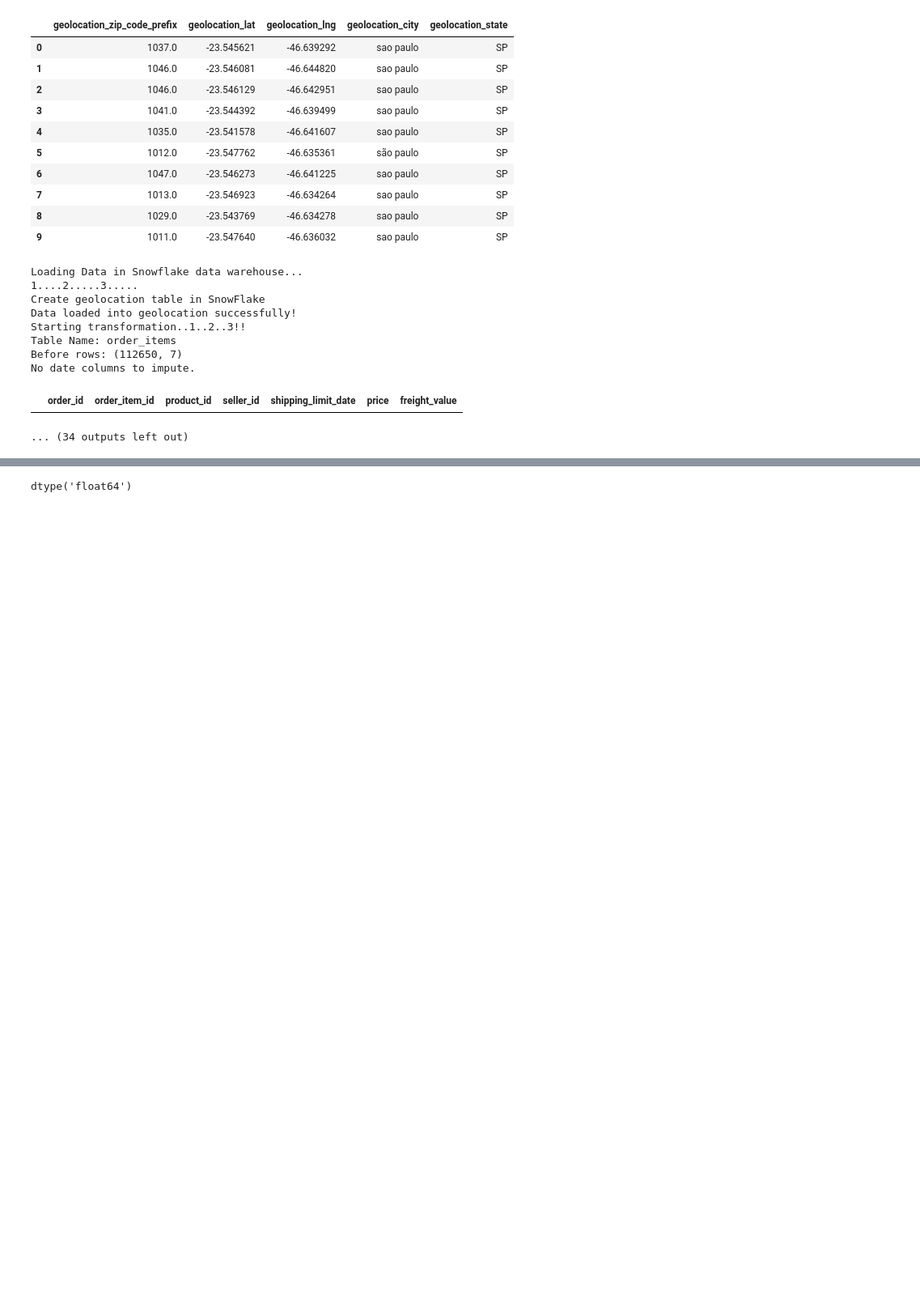
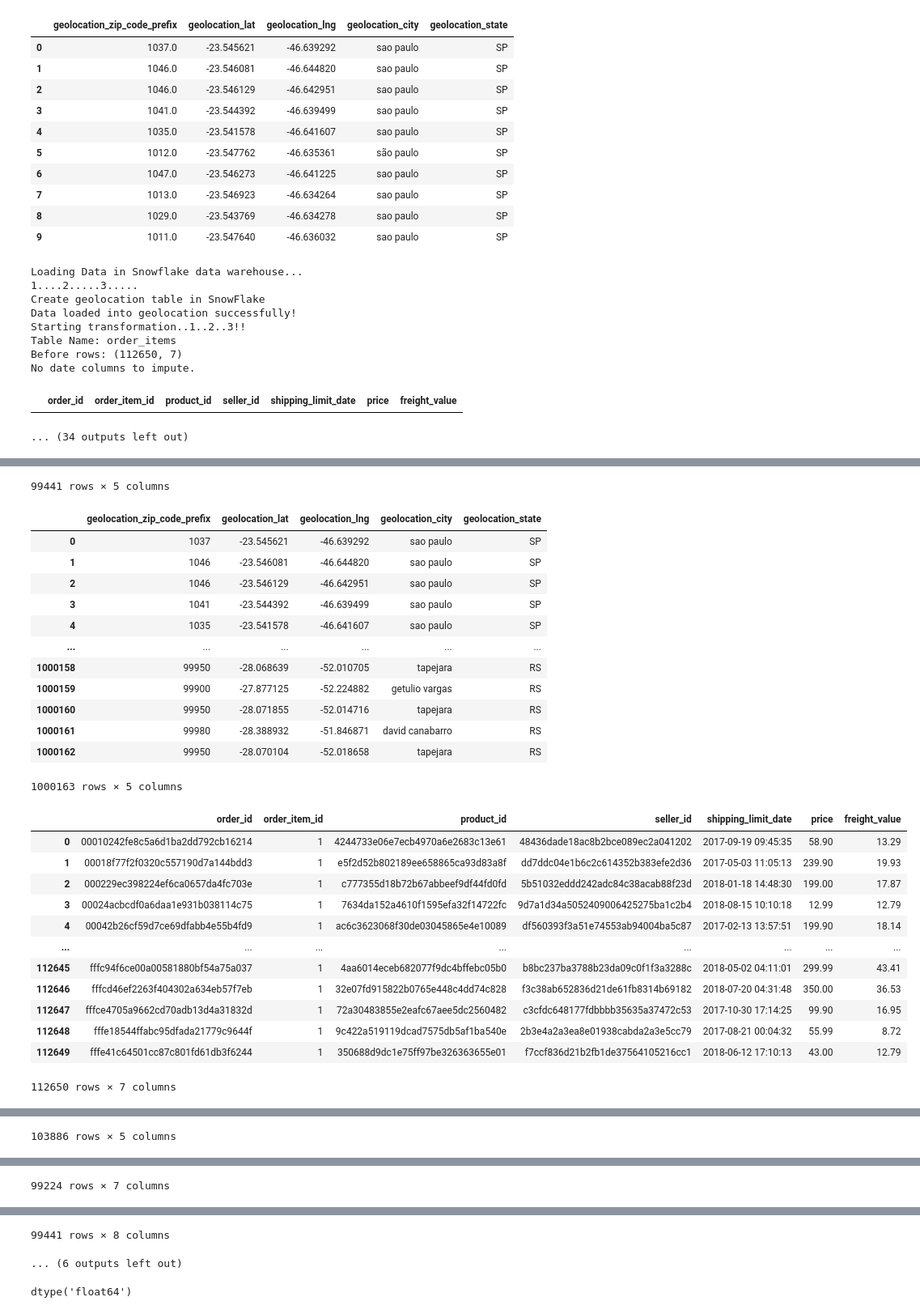
Before and after one commit to KamanHang/EcommerceETL, a Jupyter notebook: etlpipeline.ipynb, the cells around one changed output, grey strips where cells are left out. Shown at 81% size. Cells and saved outputs as stored; diff of their text form; code cells hidden in the pictures; blank space fills up the shorter version.

```diff
--- a/etlpipeline.ipynb
+++ b/etlpipeline.ipynb
@@ -242,3 +241,46 @@ Before rows: (112650, 7)
 No date columns to impute.
 |  | order_id | order_item_id | product_id | seller_id | shipping_limit_date | price | freight_value |
 ... (34 outputs left out)
+# %%
+def extract():
+    try:
+        # Connecting to PostgreSQL database
+        connection = psycopg2.connect(
+            host=hostname,
+            dbname=database,
+            user=username,
+            password=pwd,
+            port=port_id
+        )
+        curr = connection.cursor()
+        connection.set_session(autocommit=True)
+
+        query = """
+            SELECT DISTINCT(table_name) as tableNAME
+            FROM
+                information_schema.columns
+            WHERE
+                table_schema = 'public'
+            ORDER BY
+                table_name
+        """
+        curr.execute(query)
+        result = curr.fetchall()
+
+        for tab in result:
+            # print(tab[0])
+            df = pd.read_sql_query(f'SELECT * FROM {tab[0]}', engine)
+            display(df)
+
+    except psycopg2.Error as e:
+        print(f"Database error: {e}")
+    except Exception as e:
+        print(f"Other error: {e}")
+    finally:
+        if curr:
+            curr.close()
+        if connection:
+            connection.close()
+
+extract()
+# %% [output]
@@ -244,0 +299,27 @@ No date columns to impute.
+99441 rows × 5 columns
+|  | geolocation_zip_code_prefix | geolocation_lat | geolocation_lng | geolocation_city | geolocation_state |
+| 0 | 1037 | -23.545621 | -46.639292 | sao paulo | SP |
+| 1 | 1046 | -23.546081 | -46.644820 | sao paulo | SP |
+| 2 | 1046 | -23.546129 | -46.642951 | sao paulo | SP |
+| 3 | 1041 | -23.544392 | -46.639499 | sao paulo | SP |
+| 4 | 1035 | -23.541578 | -46.641607 | sao paulo | SP |
+| ... | ... | ... | ... | ... | ... |
+| 1000158 | 99950 | -28.068639 | -52.010705 | tapejara | RS |
+| 1000159 | 99900 | -27.877125 | -52.224882 | getulio vargas | RS |
+| 1000160 | 99950 | -28.071855 | -52.014716 | tapejara | RS |
+| 1000161 | 99980 | -28.388932 | -51.846871 | david canabarro | RS |
+| 1000162 | 99950 | -28.070104 | -52.018658 | tapejara | RS |
+1000163 rows × 5 columns
+|  | order_id | order_item_id | product_id | seller_id | shipping_limit_date | price | freight_value |
+| 0 | 00010242fe8c5a6d1ba2dd792cb16214 | 1 | 4244733e06e7ecb4970a6e2683c13e61 | 48436dade18ac8b2bce089ec2a041202 | 2017-09-19 09:45:35 | 58.90 | 13.29 |
+| 1 | 00018f77f2f0320c557190d7a144bdd3 | 1 | e5f2d52b802189ee658865ca93d83a8f | dd7ddc04e1b6c2c614352b383efe2d36 | 2017-05-03 11:05:13 | 239.90 | 19.93 |
+| 2 | 000229ec398224ef6ca0657da4fc703e | 1 | c777355d18b72b67abbeef9df44fd0fd | 5b51032eddd242adc84c38acab88f23d | 2018-01-18 14:48:30 | 199.00 | 17.87 |
+| 3 | 00024acbcdf0a6daa1e931b038114c75 | 1 | 7634da152a4610f1595efa32f14722fc | 9d7a1d34a5052409006425275ba1c2b4 | 2018-08-15 10:10:18 | 12.99 | 12.79 |
+| 4 | 00042b26cf59d7ce69dfabb4e55b4fd9 | 1 | ac6c3623068f30de03045865e4e10089 | df560393f3a51e74553ab94004ba5c87 | 2017-02-13 13:57:51 | 199.90 | 18.14 |
+| ... | ... | ... | ... | ... | ... | ... | ... |
+| 112645 | fffc94f6ce00a00581880bf54a75a037 | 1 | 4aa6014eceb682077f9dc4bffebc05b0 | b8bc237ba3788b23da09c0f1f3a3288c | 2018-05-02 04:11:01 | 299.99 | 43.41 |
+| 112646 | fffcd46ef2263f404302a634eb57f7eb | 1 | 32e07fd915822b0765e448c4dd74c828 | f3c38ab652836d21de61fb8314b69182 | 2018-07-20 04:31:48 | 350.00 | 36.53 |
+| 112647 | fffce4705a9662cd70adb13d4a31832d | 1 | 72a30483855e2eafc67aee5dc2560482 | c3cfdc648177fdbbbb35635a37472c53 | 2017-10-30 17:14:25 | 99.90 | 16.95 |
+| 112648 | fffe18544ffabc95dfada21779c9644f | 1 | 9c422a519119dcad7575db5af1ba540e | 2b3e4a2a3ea8e01938cabda2a3e5cc79 | 2017-08-21 00:04:32 | 55.99 | 8.72 |
+| 112649 | fffe41c64501cc87c801fd61db3f6244 | 1 | 350688d9dc1e75ff97be326363655e01 | f7ccf836d21b2fb1de37564105216cc1 | 2018-06-12 17:10:13 | 43.00 | 12.79 |
+112650 rows × 7 columns
@@ -244,0 +338 @@ No date columns to impute.
+103886 rows × 5 columns
@@ -244,0 +351 @@ No date columns to impute.
+99224 rows × 7 columns
@@ -245,3 +364,5 @@ No date columns to impute.
+99441 rows × 8 columns
+... (6 outputs left out)
 # %%
 # %% [output]
 dtype('float64')
```
Also changed, not shown: parts of 2 cells of this notebook.
